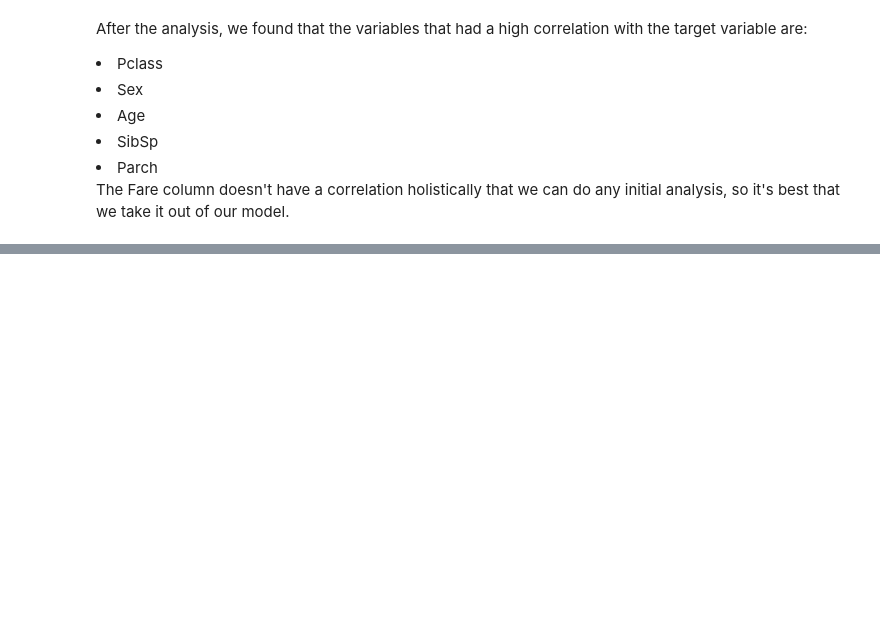
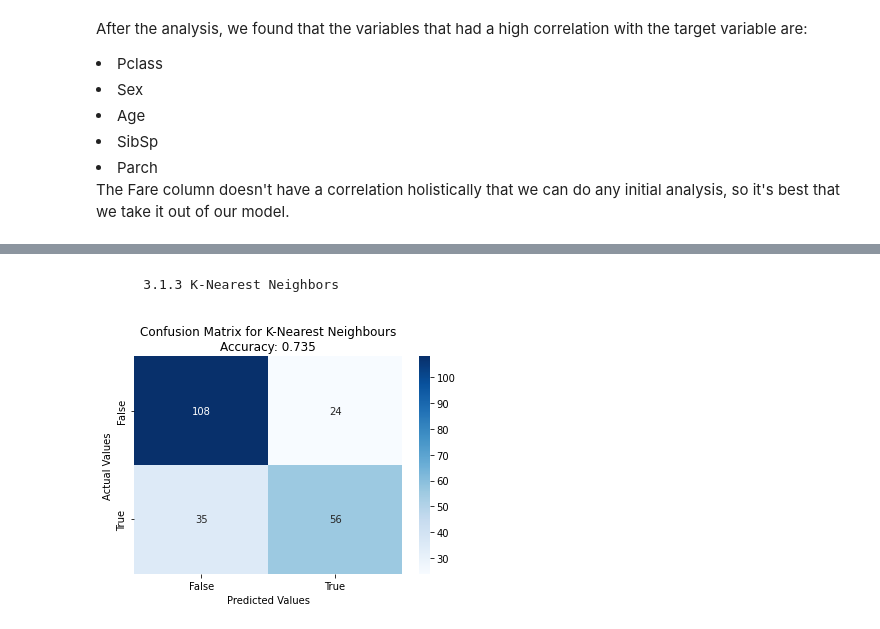
Before and after one commit to PatrickVieira1/Titanic-Kaggle, a Jupyter notebook: titanic.ipynb, the cells around one changed output, grey strips where cells are left out. Saved outputs shown, nothing was run; the diff lists cells and outputs as text; code cells hidden in the pictures; blank space fills up the shorter version.

```diff
--- a/titanic.ipynb
+++ b/titanic.ipynb
@@ -168,0 +263,12 @@ The Fare column doesn't have a correlation holistically that we can do any initi
+# %% [markdown]
+        3.1.3 K-Nearest Neighbors
+# %%
+from sklearn.neighbors import KNeighborsClassifier
+KNN_Classifier = KNeighborsClassifier(n_neighbors = 5, metric = 'minkowski', p = 2)
+KNN_Classifier.fit(X_train, y_train)
+
+y_pred_KNN = KNN_Classifier.predict(X_test)
+cm_knn = confusion_matrix(y_test, y_pred_KNN)
+CfMatrix(cm_knn, 'K-Nearest Neighbours',y_pred_KNN)
+# %% [output]
+[figure, added]
```
Also changed, not shown: parts of 19 cells of this notebook.
